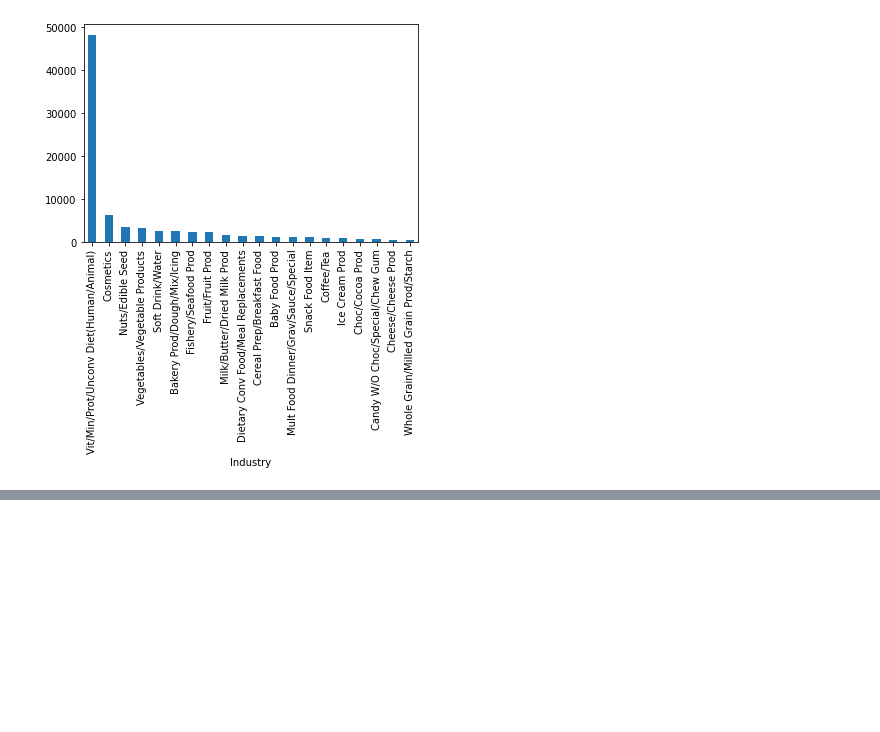
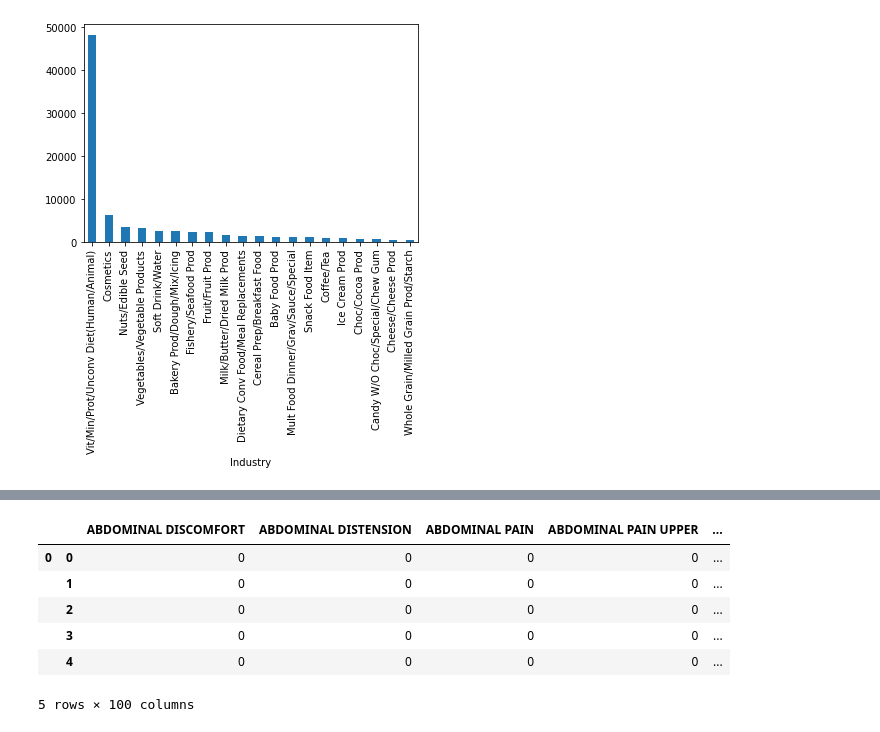
Before and after one commit to littlepham/Adverse-Food-Effects, a Jupyter notebook: Project Data Science Programming.ipynb, the cells around one changed output, grey strips where cells are left out. Drawn from its saved outputs; the diff is of its cells as text; code cells hidden in the pictures; blank space fills up the shorter version.

```diff
--- a/Project Data Science Programming.ipynb
+++ b/Project Data Science Programming.ipynb
@@ -219,0 +265,22 @@ df[df['Product_name']!="REDACTED"].groupby('Industry')['Product_name'].agg('coun
+# %%
+import functools
+import operator
+import matplotlib.pyplot as plt
+import collections
+
+regular_list = []
+
+def transform(nested_list):
+    for ele in nested_list:
+        if type(ele) is list:
+            regular_list.append(ele)
+        else:
+            regular_list.append([ele])
+    return regular_list
+
+regular_2D_list = transform(df['Symptoms'].values)
+total_symptoms = functools.reduce(operator.iconcat, regular_2D_list, [])
+
+symptoms_frequency_df = pd.Series(dict(collections.Counter(total_symptoms)))
+top_100_symptoms = symptoms_frequency_df.sort_values(ascending=False)[:100].index
+print(top_100_symptoms)
@@ -219,0 +322,14 @@ df[df['Product_name']!="REDACTED"].groupby('Industry')['Product_name'].agg('coun
+# %%
+# Getting dummies
+symptoms_df = pd.DataFrame(df['Filtered_symptoms'].tolist())
+symptoms_obj = symptoms_df.stack()
+symptoms_df = pd.get_dummies(symptoms_obj)
+symptoms_df.head()
+# %% [output]
+|  |  | ABDOMINAL DISCOMFORT | ABDOMINAL DISTENSION | ABDOMINAL PAIN | ABDOMINAL PAIN UPPER | ... |
+| 0 | 0 | 0 | 0 | 0 | 0 | ... |
+|  | 1 | 0 | 0 | 0 | 0 | ... |
+|  | 2 | 0 | 0 | 0 | 0 | ... |
+|  | 3 | 0 | 0 | 0 | 0 | ... |
+|  | 4 | 0 | 0 | 0 | 0 | ... |
+5 rows × 100 columns
```
Also changed, not shown: parts of 6 cells of this notebook, 3 other files.
